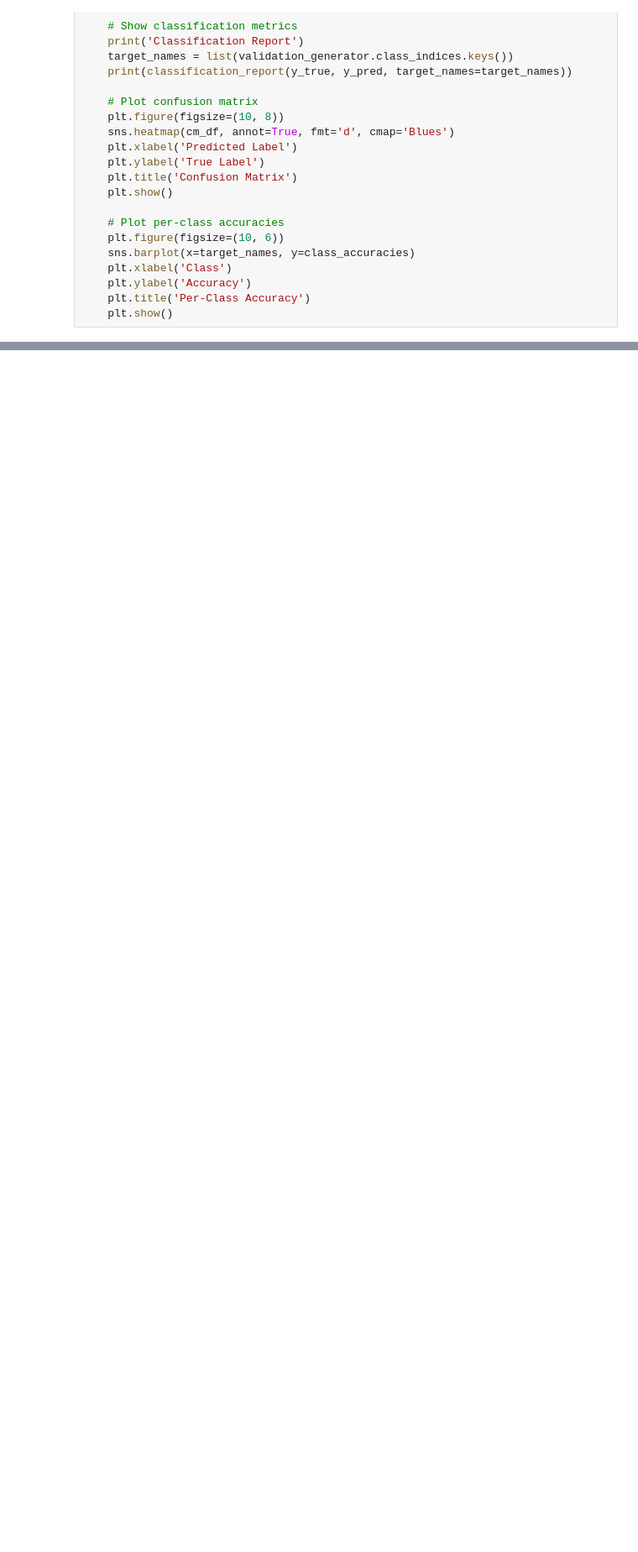
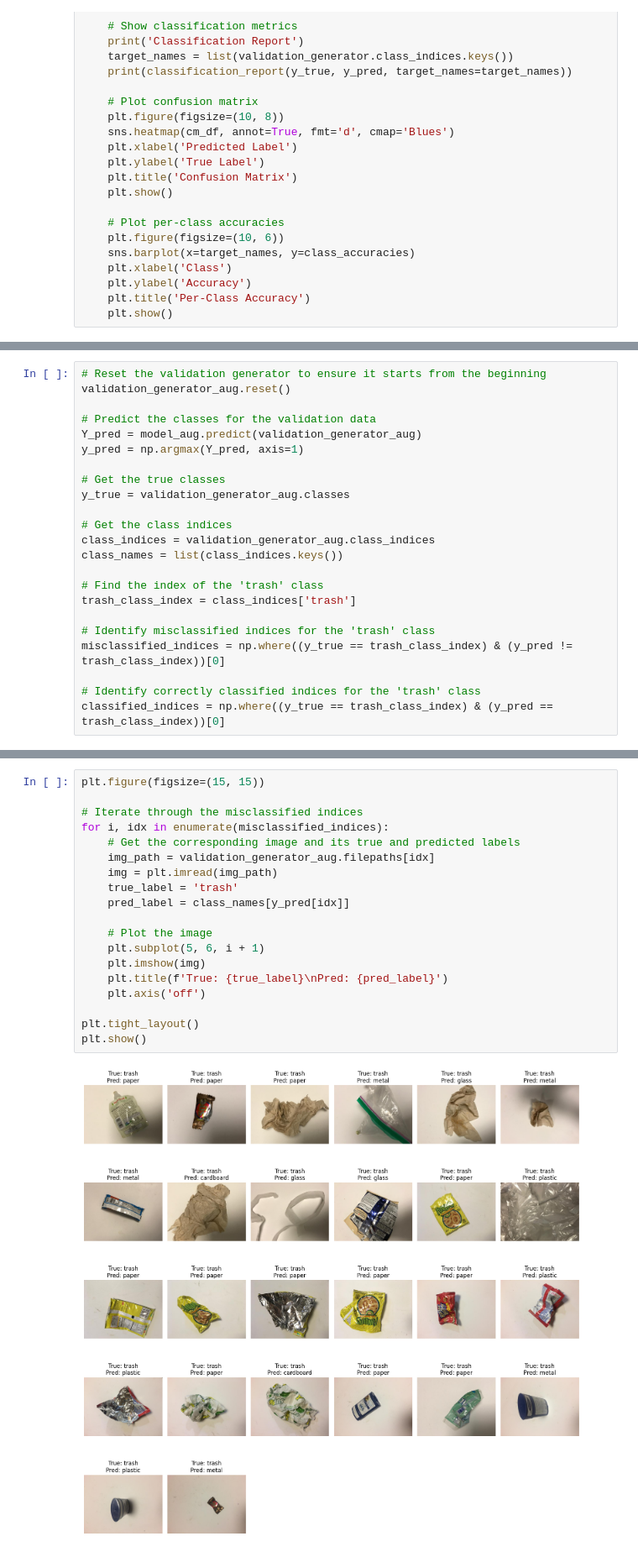
Before and after one commit to dioz95/trash-classification, a Jupyter notebook: Result Analysis.ipynb, the cells around one changed output, grey strips where cells are left out. Shown at 84% size. Drawn from its saved outputs; the diff is of its cells as text; blank space fills up the shorter version.

```diff
--- a/Result Analysis.ipynb
+++ b/Result Analysis.ipynb
@@ -166,0 +184,23 @@ weighted avg       0.17      0.17      0.17       503
+# %%
+# Reset the validation generator to ensure it starts from the beginning
+validation_generator_aug.reset()
+
+# Predict the classes for the validation data
+Y_pred = model_aug.predict(validation_generator_aug)
+y_pred = np.argmax(Y_pred, axis=1)
+
+# Get the true classes
+y_true = validation_generator_aug.classes
+
+# Get the class indices
+class_indices = validation_generator_aug.class_indices
+class_names = list(class_indices.keys())
+
+# Find the index of the 'trash' class
+trash_class_index = class_indices['trash']
+
+# Identify misclassified indices for the 'trash' class
+misclassified_indices = np.where((y_true == trash_class_index) & (y_pred != trash_class_index))[0]
+
+# Identify correctly classified indices for the 'trash' class
+classified_indices = np.where((y_true == trash_class_index) & (y_pred == trash_class_index))[0]
@@ -166,0 +221,21 @@ weighted avg       0.17      0.17      0.17       503
+# %%
+plt.figure(figsize=(15, 15))
+
+# Iterate through the misclassified indices
+for i, idx in enumerate(misclassified_indices):
+    # Get the corresponding image and its true and predicted labels
+    img_path = validation_generator_aug.filepaths[idx]
+    img = plt.imread(img_path)
+    true_label = 'trash'
+    pred_label = class_names[y_pred[idx]]
+
+    # Plot the image
+    plt.subplot(5, 6, i + 1)
+    plt.imshow(img)
+    plt.title(f'True: {true_label}\nPred: {pred_label}')
+    plt.axis('off')
+
+plt.tight_layout()
+plt.show()
+# %% [output]
+[figure, added]
```
Also changed, not shown: parts of 18 cells of this notebook, 5 other files.
